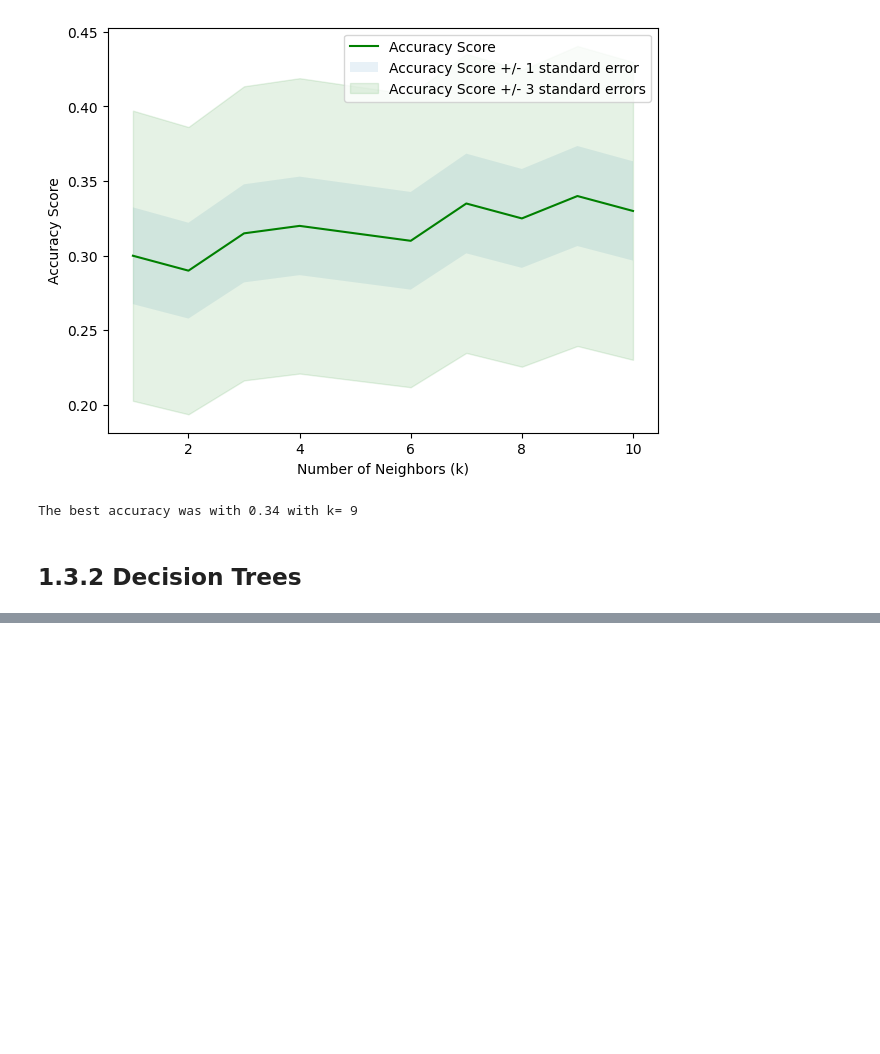
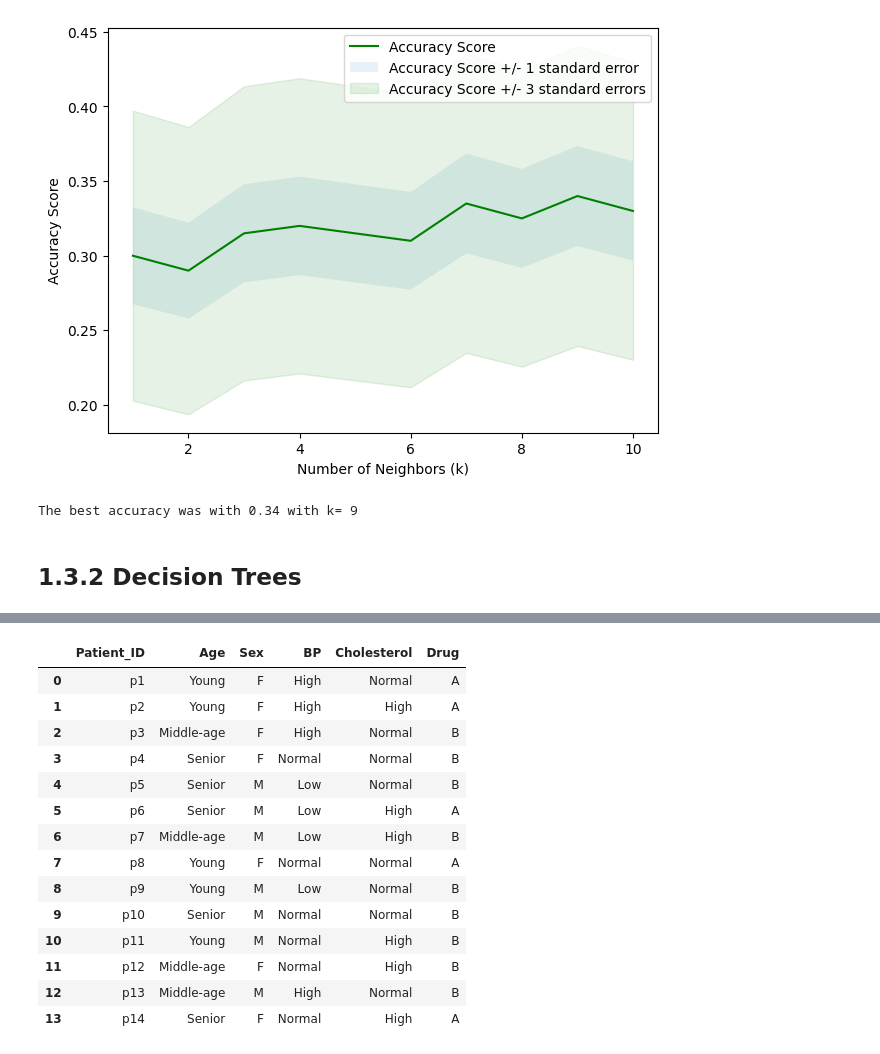
Before and after one commit to PaulToronto/IBM---AI-Engineering-Professional-Certificate, a Jupyter notebook: 1_3_Classification.ipynb, the cells around one changed output, grey strips where cells are left out. Saved outputs shown, nothing was run; the diff lists cells and outputs as text; code cells hidden in the pictures; blank space fills up the shorter version.

```diff
--- a/1_3_Classification.ipynb
+++ b/1_3_Classification.ipynb
@@ -542,0 +587,31 @@ The best accuracy was with 0.34 with k= 9
+# %%
+df = pd.DataFrame({'Patient_ID': ['p1', 'p2', 'p3', 'p4', 'p5', 'p6', 'p7',
+                                  'p8', 'p9', 'p10', 'p11', 'p12', 'p13', 'p14'],
+                   'Age': ['Young', 'Young', 'Middle-age', 'Senior', 'Senior', 'Senior', 'Middle-age',
+                           'Young', 'Young', 'Senior', 'Young', 'Middle-age', 'Middle-age', 'Senior'],
+                   'Sex': ['F', 'F', 'F', 'F', 'M', 'M', 'M',
+                           'F', 'M', 'M', 'M', 'F', 'M', 'F'],
+                   'BP': ['High', 'High', 'High', 'Normal', 'Low', 'Low', 'Low',
+                          'Normal', 'Low', 'Normal', 'Normal', 'Normal', 'High', 'Normal'],
+                   'Cholesterol': ['Normal', 'High', 'Normal', 'Normal', 'Normal', 'High', 'High',
+                                   'Normal', 'Normal', 'Normal', 'High', 'High', 'Normal', 'High'],
+                   'Drug': ['A', 'A', 'B', 'B', 'B', 'A', 'B',
+                            'A', 'B', 'B', 'B', 'B', 'B', 'A']})
+
+df
+# %% [output]
+|  | Patient_ID | Age | Sex | BP | Cholesterol | Drug |
+| 0 | p1 | Young | F | High | Normal | A |
+| 1 | p2 | Young | F | High | High | A |
+| 2 | p3 | Middle-age | F | High | Normal | B |
+| 3 | p4 | Senior | F | Normal | Normal | B |
+| 4 | p5 | Senior | M | Low | Normal | B |
+| 5 | p6 | Senior | M | Low | High | A |
+| 6 | p7 | Middle-age | M | Low | High | B |
+| 7 | p8 | Young | F | Normal | Normal | A |
+| 8 | p9 | Young | M | Low | Normal | B |
+| 9 | p10 | Senior | M | Normal | Normal | B |
+| 10 | p11 | Young | M | Normal | High | B |
+| 11 | p12 | Middle-age | F | Normal | High | B |
+| 12 | p13 | Middle-age | M | High | Normal | B |
+| 13 | p14 | Senior | F | Normal | High | A |
```
Also changed, not shown: parts of 24 cells of this notebook.
